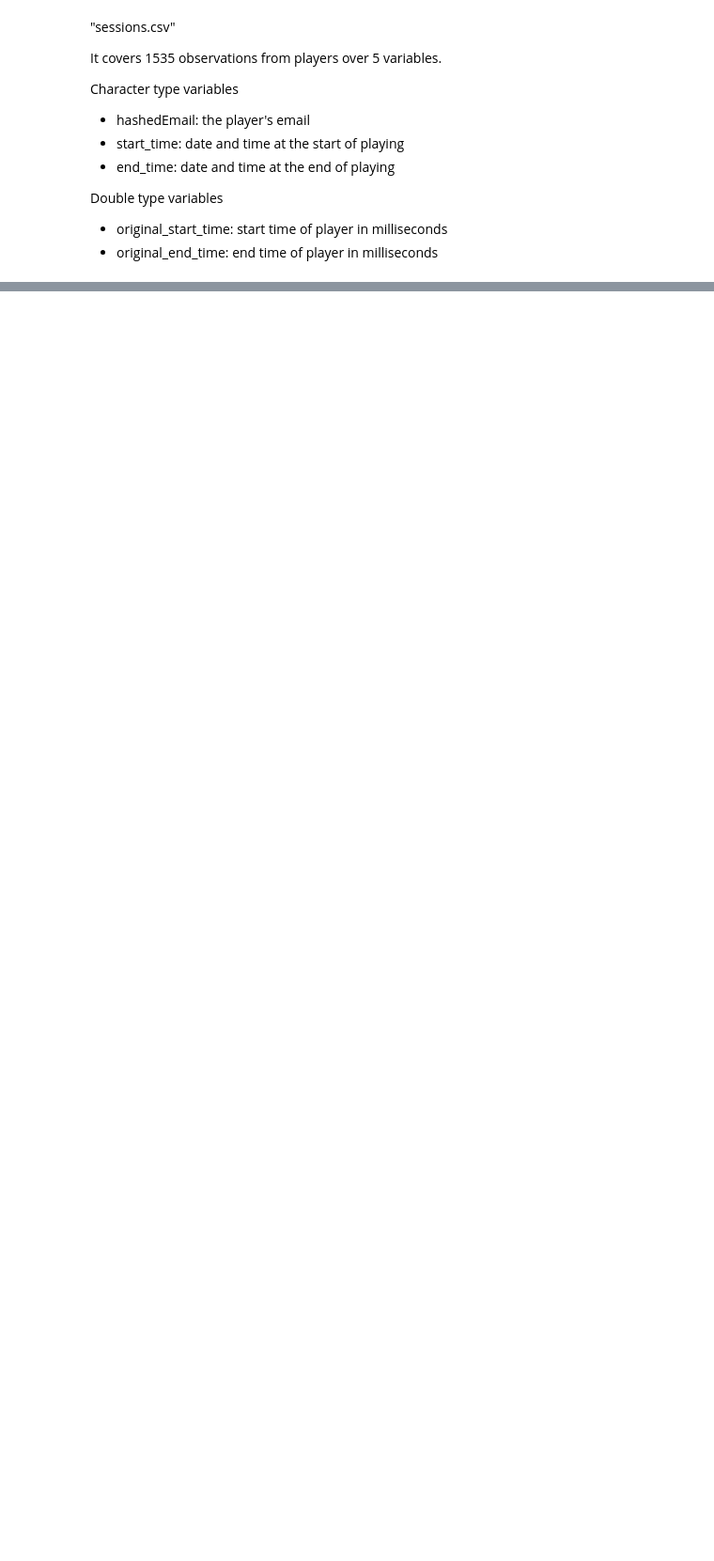
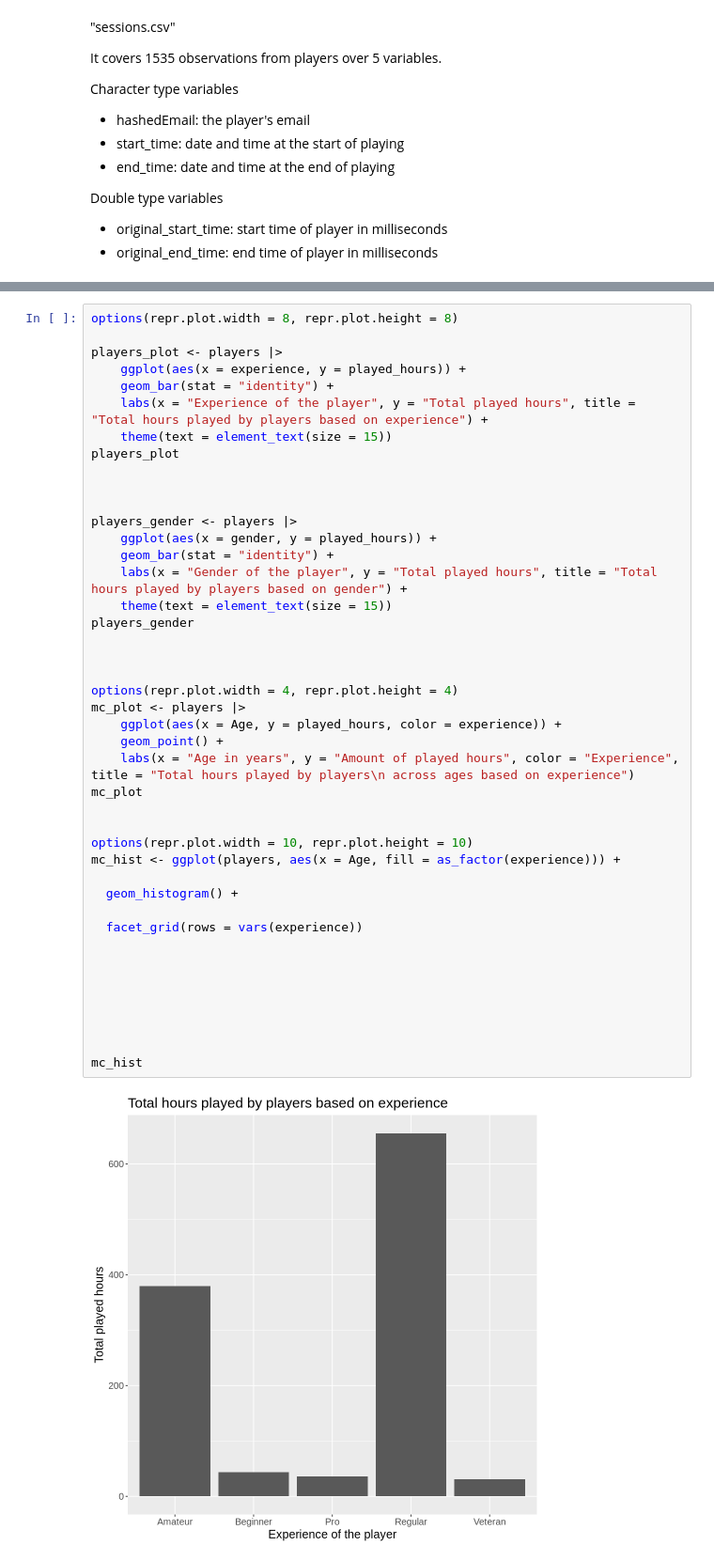
Before and after one commit to sarah-elize/toy_ds_project, a Jupyter notebook: mincraft.ipynb, the cells around one changed output, grey strips where cells are left out. Shown at 94% size. Cells and saved outputs as stored; diff of their text form; blank space fills up the shorter version.

```diff
--- a/mincraft.ipynb
+++ b/mincraft.ipynb
@@ -120,0 +160,45 @@ I am choosing Question 2: We would like to know which "kinds" of players are mos
+# %%
+options(repr.plot.width = 8, repr.plot.height = 8)
+
+players_plot <- players |>
+    ggplot(aes(x = experience, y = played_hours)) +
+    geom_bar(stat = "identity") +
+    labs(x = "Experience of the player", y = "Total played hours", title = "Total hours played by players based on experience") +
+    theme(text = element_text(size = 15))
+players_plot
+
+
+
+players_gender <- players |>
+    ggplot(aes(x = gender, y = played_hours)) +
+    geom_bar(stat = "identity") +
+    labs(x = "Gender of the player", y = "Total played hours", title = "Total hours played by players based on gender") +
+    theme(text = element_text(size = 15))
+players_gender
+
+
+
+options(repr.plot.width = 4, repr.plot.height = 4)
+mc_plot <- players |>
+    ggplot(aes(x = Age, y = played_hours, color = experience)) +
+    geom_point() +
+    labs(x = "Age in years", y = "Amount of played hours", color = "Experience", title = "Total hours played by players\n across ages based on experience")
+mc_plot
+
+
+options(repr.plot.width = 10, repr.plot.height = 10)
+mc_hist <- ggplot(players, aes(x = Age, fill = as_factor(experience))) +
+
+  geom_histogram() +
+
+  facet_grid(rows = vars(experience))
+
+
+
+
+
+
+
+mc_hist
+# %% [output]
+[figure, added]
```
Also changed, not shown: parts of 9 cells of this notebook.
